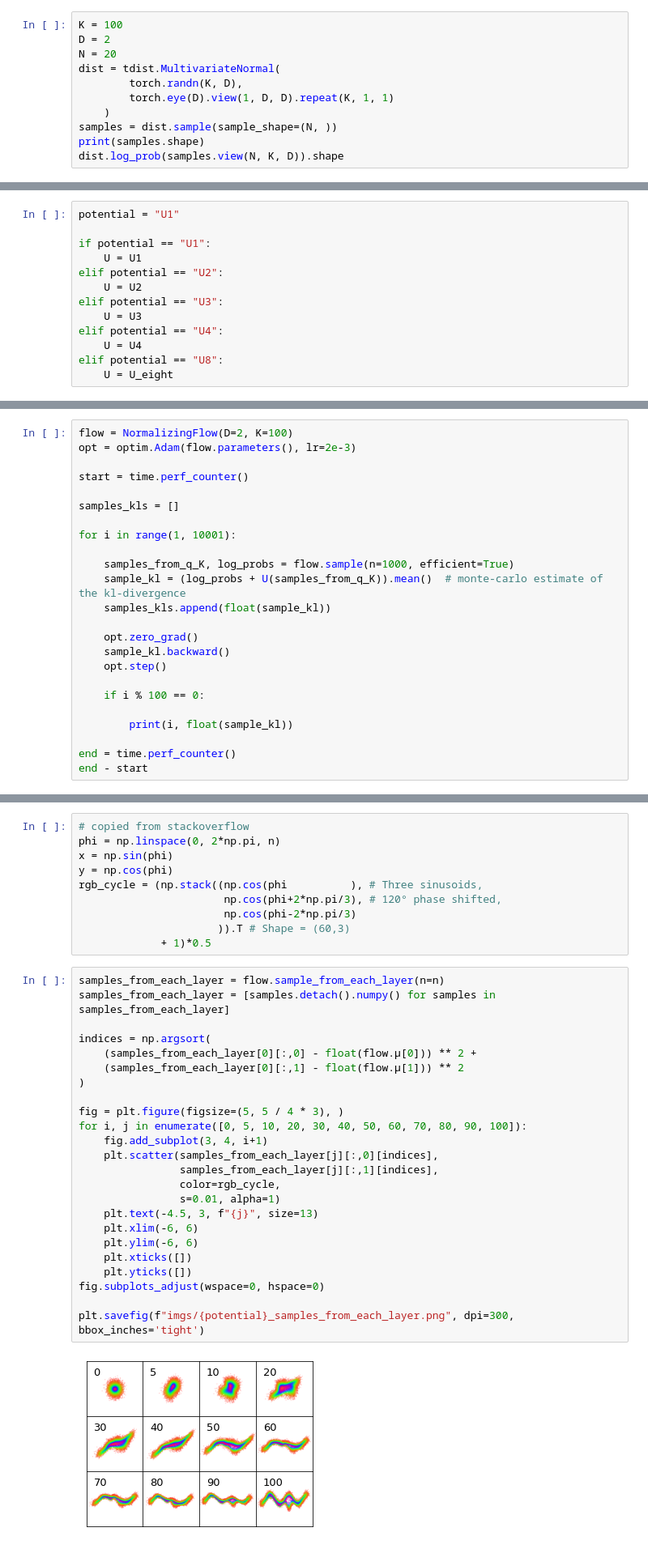
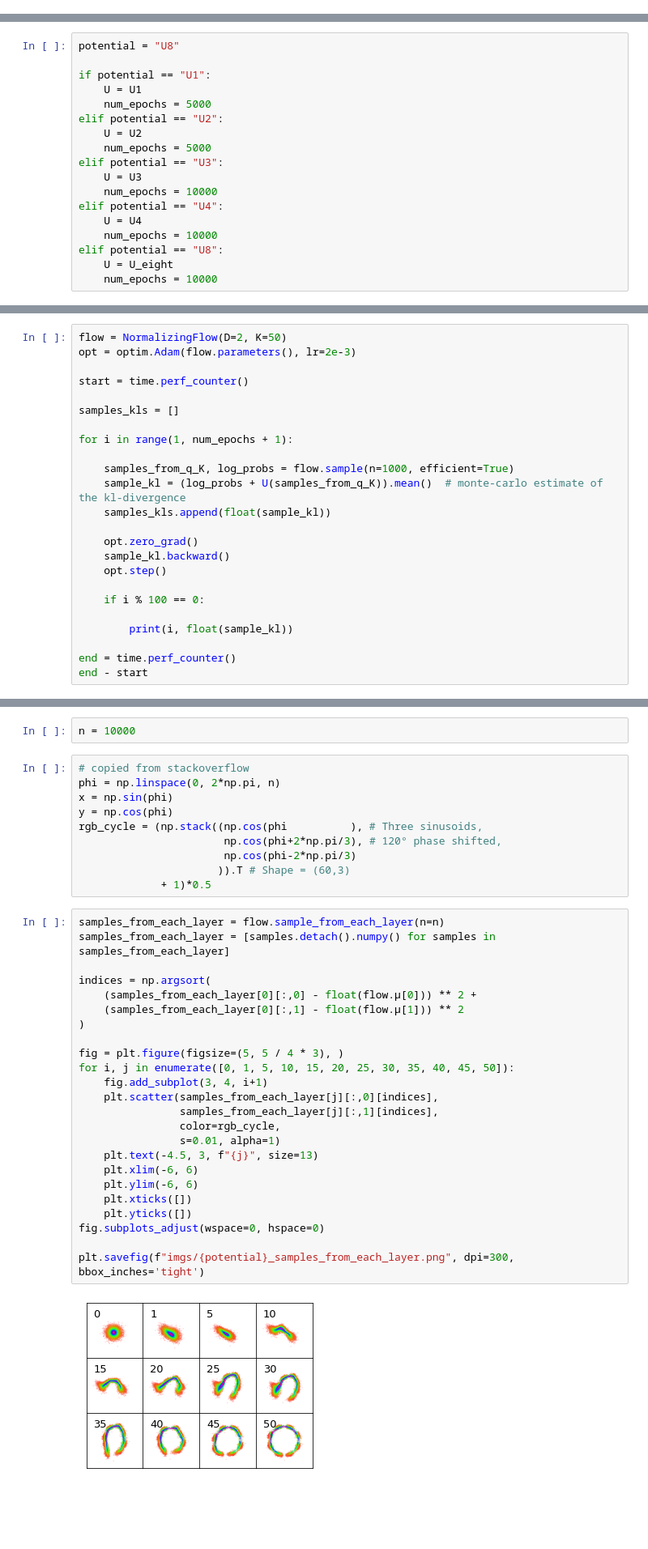
Before and after one commit to zhihanyang2022/normalizing-flows-pytorch, a Jupyter notebook: nf_for_uncond_vi.ipynb, the cells around one changed output, grey strips where cells are left out. Shown: that part at 81% size. Cells and saved outputs as stored; diff of their text form; blank space fills up the shorter version.

Commit message:
updated images for uncond vi

```diff
--- a/nf_for_uncond_vi.ipynb
+++ b/nf_for_uncond_vi.ipynb
@@ -202,11 +91,0 @@ class GMM2(torch.nn.Module):
-# %%
-K = 100
-D = 2
-N = 20
-dist = tdist.MultivariateNormal(
-        torch.randn(K, D),
-        torch.eye(D).view(1, D, D).repeat(K, 1, 1)
-    )
-samples = dist.sample(sample_shape=(N, ))
-print(samples.shape)
-dist.log_prob(samples.view(N, K, D)).shape
@@ -291,18 +92,23 @@ class GMM3(torch.nn.Module):
 # %% [markdown]
 ## Choosing a potential function
 # %%
-potential = "U1"
+potential = "U8"
 
 if potential == "U1":
     U = U1
+    num_epochs = 5000
 elif potential == "U2":
     U = U2
+    num_epochs = 5000
 elif potential == "U3":
     U = U3
+    num_epochs = 10000
 elif potential == "U4":
     U = U4
+    num_epochs = 10000
 elif potential == "U8":
     U = U_eight
+    num_epochs = 10000
 # %% [markdown]
 ## Graphing potential function
 # %%
@@ -343,12 +143,12 @@ plt.show()
 # %%
-flow = NormalizingFlow(D=2, K=100)
+flow = NormalizingFlow(D=2, K=50)
 opt = optim.Adam(flow.parameters(), lr=2e-3)
 
 start = time.perf_counter()
 
 samples_kls = []
 
-for i in range(1, 10001):
+for i in range(1, num_epochs + 1):
 
     samples_from_q_K, log_probs = flow.sample(n=1000, efficient=True)
     sample_kl = (log_probs + U(samples_from_q_K)).mean()  # monte-carlo estimate of the kl-divergence
@@ -399,3 +211,5 @@ plt.savefig(f"imgs/{potential}_learned_density.png", dpi=300, bbox_inches='tight
+# %%
+n = 10000
 # %%
 # copied from stackoverflow
 phi = np.linspace(0, 2*np.pi, n)
@@ -409,29 +223,29 @@ rgb_cycle = (np.stack((np.cos(phi          ), # Three sinusoids,
 # %%
 samples_from_each_layer = flow.sample_from_each_layer(n=n)
 samples_from_each_layer = [samples.detach().numpy() for samples in samples_from_each_layer]
 
 indices = np.argsort(
     (samples_from_each_layer[0][:,0] - float(flow.μ[0])) ** 2 +
     (samples_from_each_layer[0][:,1] - float(flow.μ[1])) ** 2
 )
 
 fig = plt.figure(figsize=(5, 5 / 4 * 3), )
-for i, j in enumerate([0, 5, 10, 20, 30, 40, 50, 60, 70, 80, 90, 100]):
+for i, j in enumerate([0, 1, 5, 10, 15, 20, 25, 30, 35, 40, 45, 50]):
     fig.add_subplot(3, 4, i+1)
     plt.scatter(samples_from_each_layer[j][:,0][indices],
                 samples_from_each_layer[j][:,1][indices],
                 color=rgb_cycle,
                 s=0.01, alpha=1)
     plt.text(-4.5, 3, f"{j}", size=13)
     plt.xlim(-6, 6)
     plt.ylim(-6, 6)
     plt.xticks([])
     plt.yticks([])
 fig.subplots_adjust(wspace=0, hspace=0)
 
 plt.savefig(f"imgs/{potential}_samples_from_each_layer.png", dpi=300, bbox_inches='tight')
 # %% [output]
-[figure, old version]
+[figure, new version]
 # %% [markdown]
 ## Unused code
 # %%
```
Also changed, not shown: parts of 15 cells of this notebook, 16 other files.
